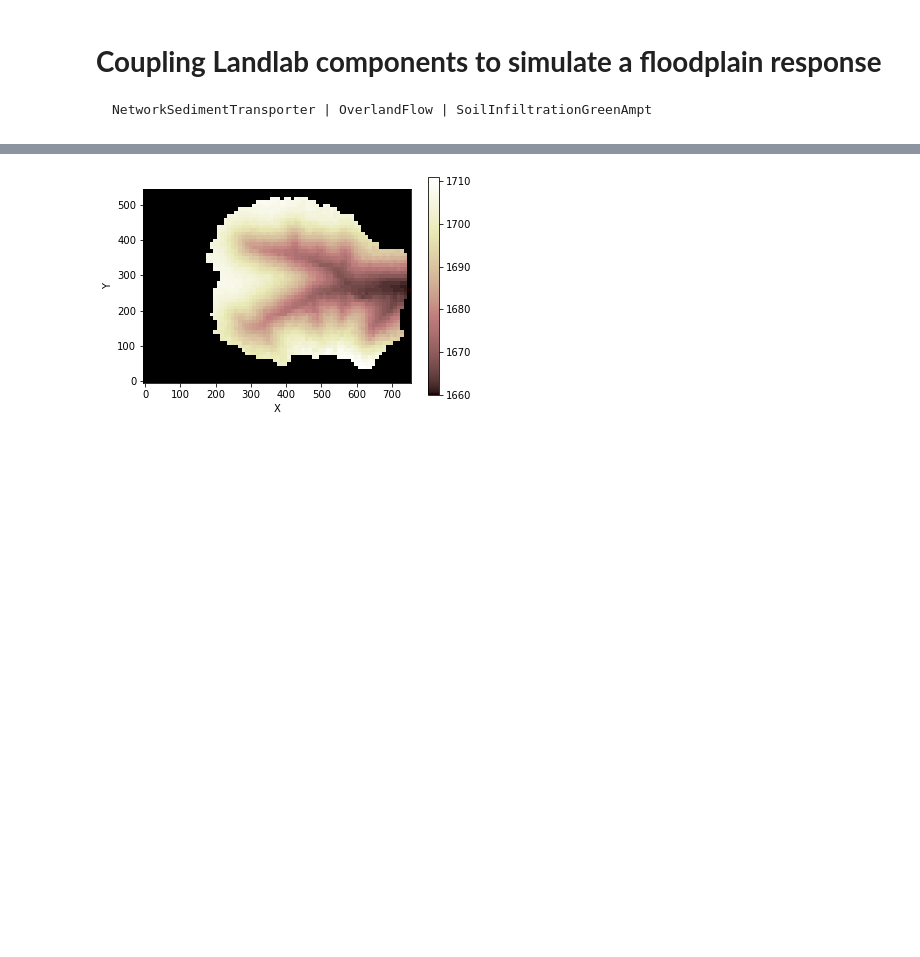
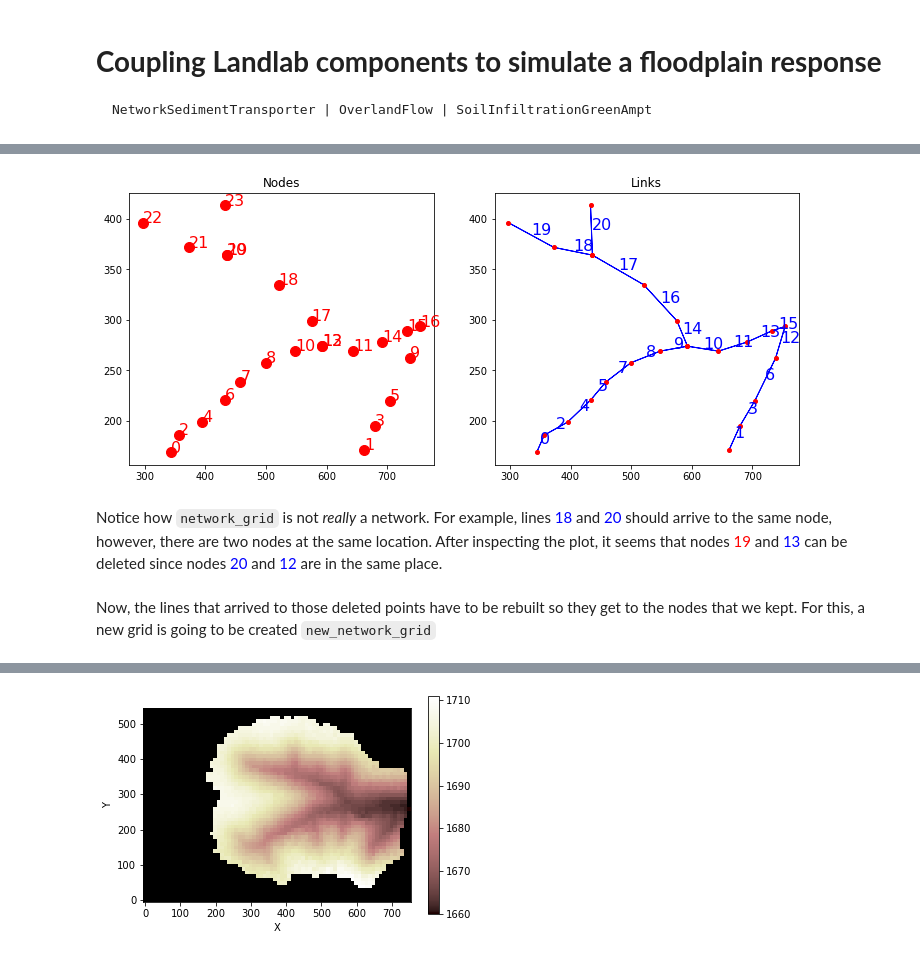
Before and after one commit to espin-2020/fluvial, a Jupyter notebook: fluvial_group.ipynb, the cells around one changed output, grey strips where cells are left out. Cells and saved outputs as stored; diff of their text form; code cells hidden in the pictures; blank space fills up the shorter version.

Commit message:
Edit plots and add descriptions to network plots

```diff
--- a/fluvial_group.ipynb
+++ b/fluvial_group.ipynb
@@ -70 +50,25 @@ graph.plot_graph(grid, at="node,link")
+# %%
+# Path to drainage network shapefile
+shp_file = './data/hugo_links.shp'
+
+# Read shapefile as Landlab grid
+network_grid = read_shapefile(shp_file,threshold=0.1,)
+
+# Plot network topology
+## Plot nodes
+plt.figure(figsize=(12,5))
+plt.subplot(1,2,1)
+graph.plot_nodes(network_grid)
+plt.title("Nodes")
+
+## Plot nodes + links
+plt.subplot(1,2,2)
+graph.plot_nodes(network_grid,with_id=False,markersize=4)
+graph.plot_links(network_grid)
+plt.title("Links")
+plt.show()
+# %% [output]
+[figure, added]
+# %% [markdown]
+Notice how `network_grid` is not *really* a network. For example, lines <font color='blue'>18</font> and <font color='blue'>20</font> should arrive to the same node, however, there are two nodes at the same location. After inspecting the plot, it seems that nodes <font color='red'>19</font> and <font color='blue'>13</font> can be deleted since nodes <font color='blue'>20</font> and <font color='blue'>12</font> are in the same place.
 # %%
@@ -81,3 +86,5 @@ for i, node in enumerate(grid.x_of_node):
     if i not in drop_nodes:
         new_x_of_node.append(node)
+# %% [markdown]
+Now, the lines that arrived to those deleted points have to be rebuilt so they get to the nodes that we kept. For this, a new grid is going to be created `new_network_grid`
 # %%
```
Also changed, not shown: parts of 16 cells of this notebook, 1 other file.
